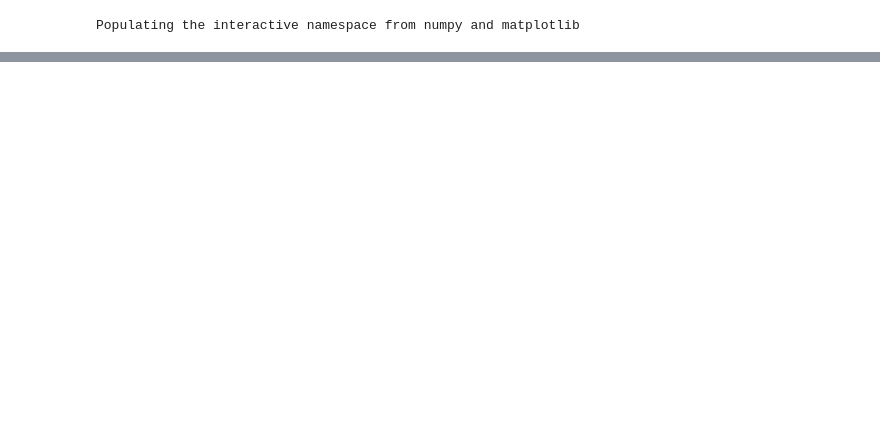
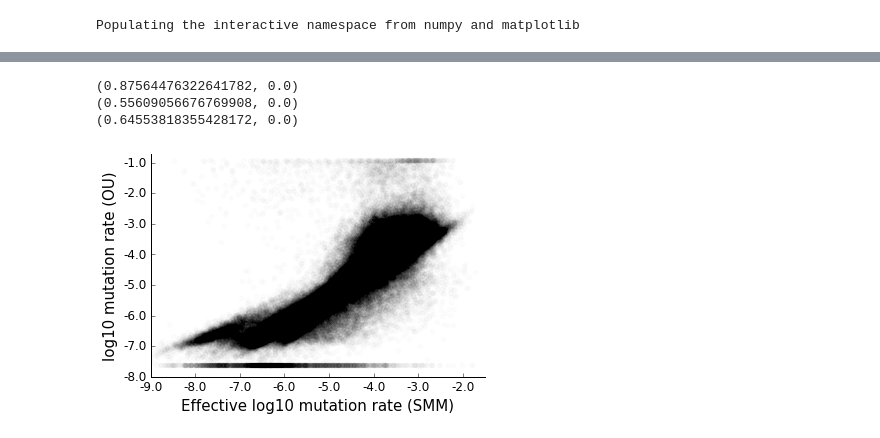
Before and after one commit to gymreklab/mutea-autosomal, a Jupyter notebook: analyses/constraint/BuildConstraintModelSMM.ipynb, the cells around one changed output, grey strips where cells are left out. Cells and saved outputs as stored; diff of their text form; code cells hidden in the pictures; blank space fills up the shorter version.

Commit message:
updating supp fig 14

```diff
--- a/analyses/constraint/BuildConstraintModelSMM.ipynb
+++ b/analyses/constraint/BuildConstraintModelSMM.ipynb
@@ -30,0 +210,33 @@ with open("params.sh", "r") as f:
+# %%
+# Compare SMM based constraint score to OU based constraint scores
+ml_datafile = os.path.join("/Users/gymrek/workspace/mutea-autosomal/analyses/data/constraint/autosomal_perlocus_estimates.bed")
+ml_dataset = pd.read_csv(ml_datafile)
+compare = pd.merge(ml_dataset[["chrom","start","end","zscore_1","zscore_2","ml_mu","filter1"]],
+                   dataset[["chrom","start","end","zscore_1_smm","smm_mu","filter1_smm"]])
+# %%
+fig = plt.figure()
+ax = fig.add_subplot(111)
+ax.scatter(compare["smm_mu"], compare["ml_mu"], color="black", alpha=0.01)
+ax.spines['right'].set_visible(False)
+ax.spines['top'].set_visible(False)
+ax.yaxis.set_ticks_position('left')
+ax.xaxis.set_ticks_position('bottom')
+ax.set_xlim(left=-9, right=-1.5)
+ax.set_ylim(bottom=-8, top=-0.7)
+ax.set_xticklabels(ax.get_xticks(), size=12)
+ax.set_yticklabels(ax.get_yticks(), size=12)
+ax.set_xlabel("Effective log10 mutation rate (SMM)", size=15)
+ax.set_ylabel("log10 mutation rate (OU)", size=15)
+fig.savefig(os.path.join("../../figures/", PLOTDIR, "SuppFig_OUSMMauto.png"))
+
+print(scipy.stats.pearsonr(compare[~compare["filter1_smm"]]["smm_mu"], compare[~compare["filter1_smm"]]["ml_mu"]))
+
+print(scipy.stats.pearsonr(compare[(~compare["filter1_smm"]&~compare["filter1"])]["zscore_1"],
+                           compare[(~compare["filter1_smm"]&~compare["filter1"])]["zscore_1_smm"]))
+
+print(scipy.stats.pearsonr(compare[~compare["filter1_smm"]]["zscore_2"], compare[~compare["filter1_smm"]]["zscore_1_smm"]))
+# %% [output]
+(0.87564476322641782, 0.0)
+(0.55609056676769908, 0.0)
+(0.64553818355428172, 0.0)
+[figure, added]
```
Also changed, not shown: parts of 7 cells of this notebook, 7 other files.
